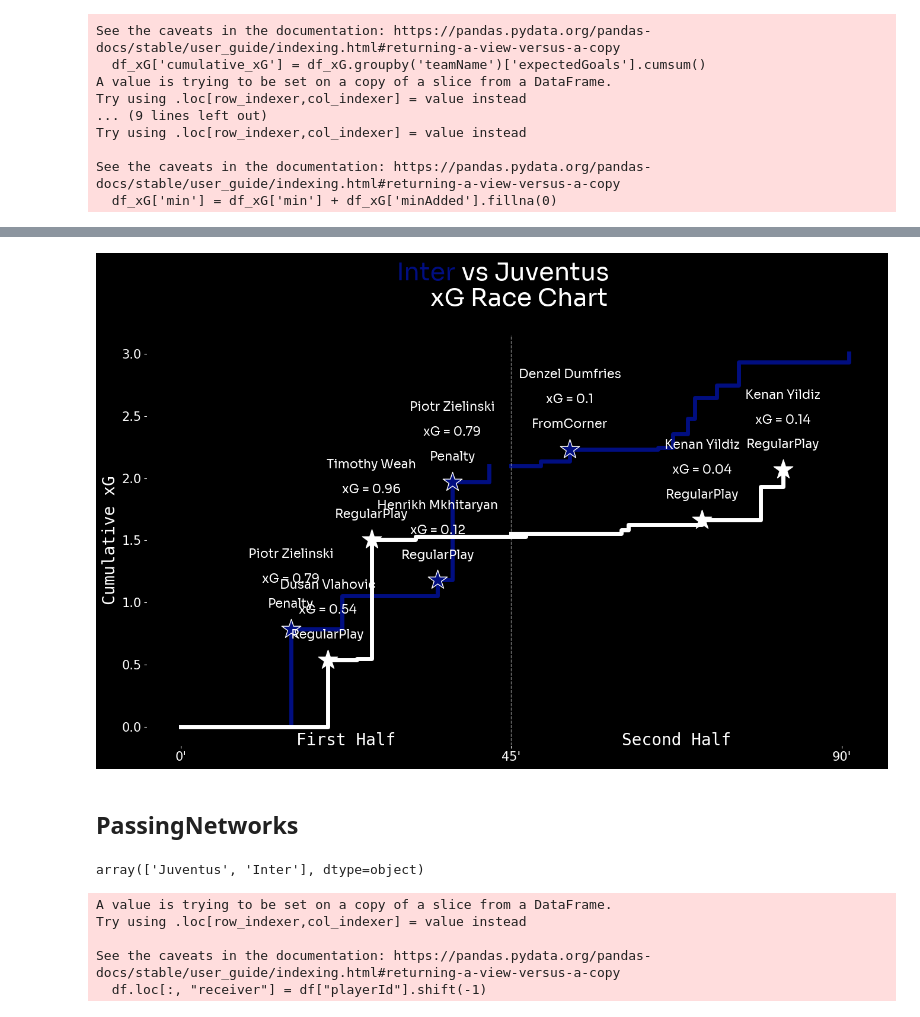
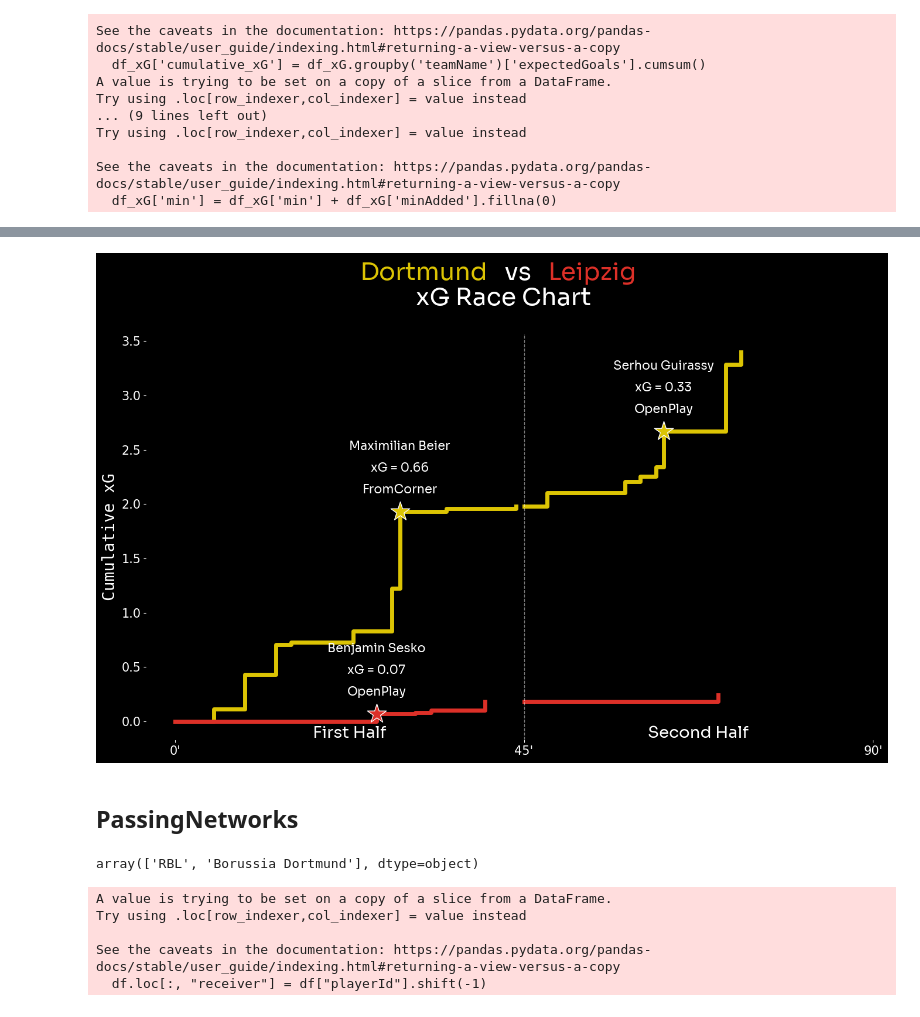
Before and after one commit to ishdeep-10/IndianCitizen, a Jupyter notebook: ScorePredict/notebooks/PostMatchAnalysis.ipynb, the cells around one changed output, grey strips where cells are left out. Drawn from its saved outputs; the diff is of its cells as text; code cells hidden in the pictures.

```diff
--- a/ScorePredict/notebooks/PostMatchAnalysis.ipynb
+++ b/ScorePredict/notebooks/PostMatchAnalysis.ipynb
@@ -66,0 +118,2 @@ Font loaded and registered successfully!
+# %%
+shot_data = client.match(match='27816').get_shot_data()
@@ -145,7 +244,7 @@ df = pd.DataFrame(events_dict)
 dfp = pd.DataFrame(players_df)
 # %%
 # Put the match HTML file path here
-match_html_path = "C:/Users/acer/Documents/GitHub/IndianCitizen/ScorePredict/HTMLs/InterVJuventus.html"
+match_html_path = "C:/Users/acer/Documents/GitHub/IndianCitizen/ScorePredict/HTMLs/DortmundVLeipzig.html"
 
 def extract_json_from_html(html_path, save_output=False):
     with open(html_path, 'r', encoding='utf-8') as html_file:
@@ -884,0 +1070,15 @@ See the caveats in the documentation: https://pandas.pydata.org/pandas-docs/stab
+# %%
+dfhome_xG = home_shots_df[['player','minute','expectedGoals','result','situation']]
+dfaway_xG = away_shots_df[['player','minute','expectedGoals','result','situation']]
+#df_xG['teamName'] = df_xG.apply(lambda x: hometeam if x['teamId'] == team2Id else (awayteam if x['teamId'] == team1Id else None), axis=1)
+
+dfhome_xG['teamName'] = team1_name
+dfaway_xG['teamName'] = team2_name
+
+df_xG = pd.concat([dfhome_xG, dfaway_xG], ignore_index=True)
+
+df_xG['cumulative_xG'] = df_xG.groupby('teamName')['expectedGoals'].cumsum()
+
+df_xG['minute'] = pd.to_numeric(df_xG['minute'], errors='coerce')
+
+df_xG['half'] = df_xG['minute'].apply(lambda x: 1 if x <= 45 else 2)
@@ -888,38 +1110,38 @@ fig.set_facecolor('black')
 ax.set_facecolor('black')
 # Plot the xG for each team by half
 # We want to make it so the lines both start at 0
-team2_facecolor = 'white'
+#team2_facecolor = 'white'
 
 for team in df_xG['teamName'].unique():
 
     team_df = df_xG[df_xG['teamName'] == team]
 
     # add a 0 xG row at the start of the match
-    team_df = pd.concat([pd.DataFrame({'teamName': team, 'min': 0, 'expectedGoals': 0, 'eventType': 'Goal', 'cumulative_xG': 0, 'half': 1}, index=[0]), team_df])
+    team_df = pd.concat([pd.DataFrame({'teamName': team, 'minute': 0, 'expectedGoals': 0, 'result': 'Goal', 'cumulative_xG': 0, 'half': 1}, index=[0]), team_df])
 
     # Also add a row at the beginning of the second half to make the lines start where the first half ended
-    team_df = pd.concat([team_df[team_df['half'] == 1], pd.DataFrame({'teamName': team, 'min': 45, 'expectedGoals': 0, 'eventType': 'Goal', 'cumulative_xG': team_df[team_df['half'] == 1]['cumulative_xG'].iloc[-1], 'half': 2}, index=[0]), team_df[team_df['half'] == 2]])
+    team_df = pd.concat([team_df[team_df['half'] == 1], pd.DataFrame({'teamName': team, 'minute': 45, 'expectedGoals': 0, 'result': 'Goal', 'cumulative_xG': team_df[team_df['half'] == 1]['cumulative_xG'].iloc[-1], 'half': 2}, index=[0]), team_df[team_df['half'] == 2]])
 
     for half in team_df['half'].unique():
         half_df = team_df[team_df['half'] == half]
         ax.plot(
-            half_df['min'],
+            half_df['minute'],
             half_df['cumulative_xG'],
             label=team,
             drawstyle='steps-post',
-            c=team2_facecolor if team == hometeam else team1_facecolor,
+            c=team2_facecolor if team == team2_name else team1_facecolor,
             linewidth=5
         )
 
 
 # We Can add a scatter plot to show the goals
 for team in df_xG['teamName'].unique():
-    team_df = df_xG[(df_xG['teamName'] == team) & (df_xG['eventType'] == 'Goal')].to_dict(orient='records')
+    team_df = df_xG[(df_xG['teamName'] == team) & (df_xG['result'] == 'Goal')].to_dict(orient='records')
     for x in team_df:
         ax.scatter(
-            x['min'],
+            x['minute'],
             x['cumulative_xG'],
-            c=team2_facecolor if team == hometeam else team1_facecolor,
+            c=team2_facecolor if team == team2_name else team1_facecolor,
             edgecolor='white',
             s=600,
             marker='*',
@@ -929,9 +1151,9 @@ for team in df_xG['teamName'].unique():
 
         # add a label to the goals for the player who scored
         ax.text(
-            x['min'],
+            x['minute'],
             x['cumulative_xG'] + .6,
-            x['playerName'],
+            x['player'],
             ha='center',
             va='center',
             c='white',
@@ -942,7 +1164,7 @@ for team in df_xG['teamName'].unique():
         )
         # add a label to the goals for the player who scored
         ax.text(
-            x['min'],
+            x['minute'],
             x['cumulative_xG'] + .4,
             f"xG = {round(x['expectedGoals'],2)}",
             ha='center',
@@ -954,7 +1176,7 @@ for team in df_xG['teamName'].unique():
             zorder=10
         )
         ax.text(
-            x['min'],
+            x['minute'],
             x['cumulative_xG'] + .2,
             x['situation'],
             ha='center',
@@ -971,8 +1193,8 @@ ax.set_xticks([0, 45, 90])
 ax.set_xticklabels(['0\'', '45\'', '90\''])
 
 # Lets add the actual words "First Half" and "Second Half" to the plot under the x axis
-ax.text(22.5, -.15, 'First Half', ha='center', fontfamily='monospace', fontsize=20,color='white')
-ax.text(67.5, -.15, 'Second Half', ha='center', fontfamily='monospace', fontsize=20,color='white')
+ax.text(22.5, -.15, 'First Half', ha='center', fontfamily='monospace',fontproperties=font_prop, fontsize=20,color='white')
+ax.text(67.5, -.15, 'Second Half', ha='center', fontfamily='monospace',fontproperties=font_prop, fontsize=20,color='white')
 #ax.text(107.5, -.25, 'Extra Time', ha='center', fontfamily='monospace', fontsize=20,color='white')
 
 # Let's label the y axis with the cumulative xG
@@ -980,40 +1202,40 @@ ax.set_ylabel('Cumulative xG', fontfamily='monospace', fontsize=20,color='white'
 
 # Let's get rid of the right and top spines
 ax.spines['right'].set_visible(True)
 ax.spines['top'].set_visible(True)
 
 #ax.grid(False, which='both', color='gray', linestyle='--', linewidth=0.5)
 #ax.tick_params(axis='both', which='both', length=0)
 
 ax.tick_params(axis='x', colors='white', labelsize=15)
 ax.tick_params(axis='y', colors='white', labelsize=15)
 
 ax.axvline(x=45, color='white', linestyle='--', linewidth=1,alpha=0.5)
 
 
 # Let's change the color of the title to show which team is which using the highlight-text package
 from highlight_text import fig_text
 
 fig_text(
     0.5,
     0.97,
-    '<Inter> vs <Juventus>\n      xG Race Chart',
+    '<Dortmund>   vs   <Leipzig>\n          xG Race Chart',
     fontsize=30,
     ha='center',
     va='center',
     ax=ax,
     color='white',
     fontfamily='monospace',
     fontproperties=font_prop,
     highlight_textprops=[{'color': team1_facecolor}, {'color': team2_facecolor}]
 )
-plt.savefig(f'C:/Users/acer/Documents/GitHub/IndianCitizen/ScorePredict/MatchReports/InterVJuve/2.png',dpi=500,bbox_inches = 'tight',facecolor=background)
+plt.savefig(f'C:/Users/acer/Documents/GitHub/IndianCitizen/ScorePredict/MatchReports/DortmundVLeipzig/2.png',dpi=500,bbox_inches = 'tight',facecolor=background)
 # %% [output]
-[figure, old version]
+[figure, new version]
 # %% [markdown]
 ## PassingNetworks
 # %%
 df['teamName'].unique()
 # %% [output]
-array(['Juventus', 'Inter'], dtype=object)
+array(['RBL', 'Borussia Dortmund'], dtype=object)
 # %%
```
Also changed, not shown: parts of 33 cells of this notebook, 42 other files.
